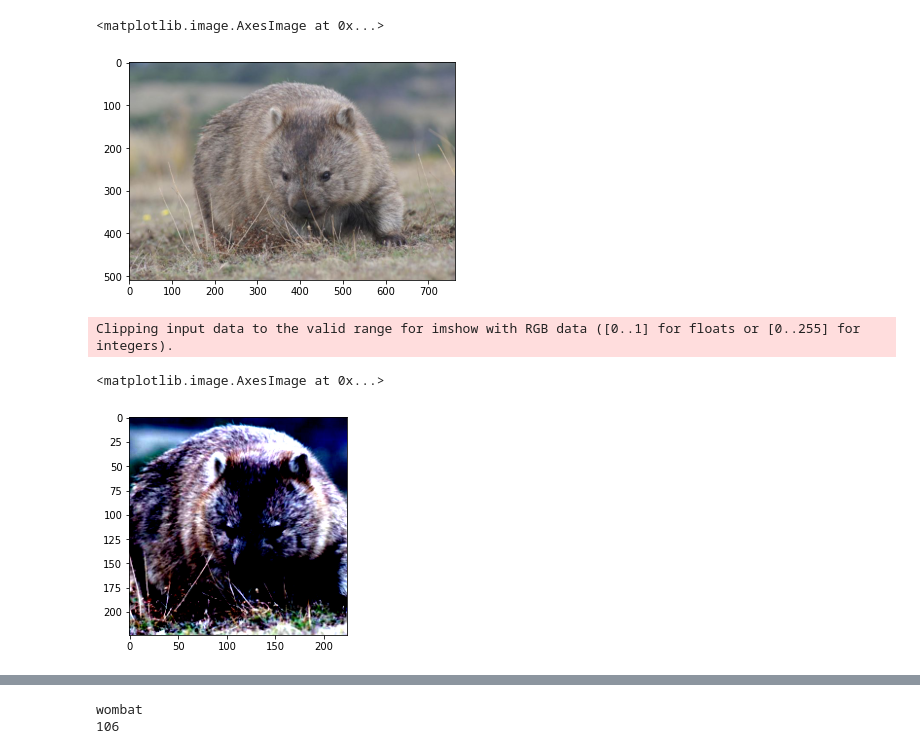
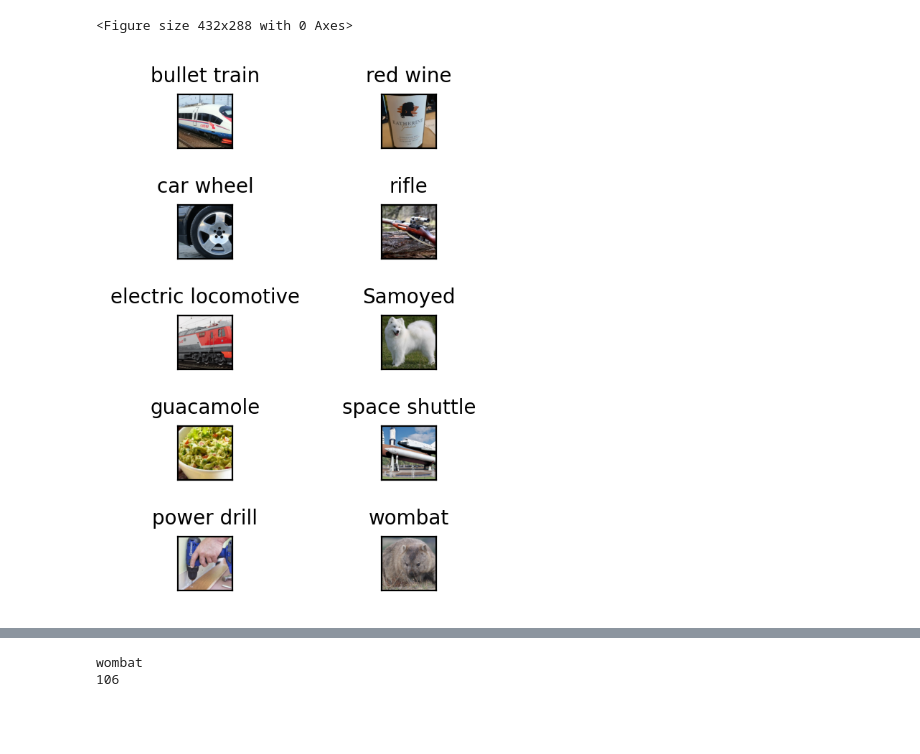
Before and after one commit to DanonOfficial/Adversarial_Attacks_project, a Jupyter notebook: AdvAttack.ipynb, the cells around one changed output, grey strips where cells are left out. Saved outputs shown, nothing was run; the diff lists cells and outputs as text; code cells hidden in the pictures; blank space fills up the shorter version.

```diff
--- a/AdvAttack.ipynb
+++ b/AdvAttack.ipynb
@@ -39,12 +37,0 @@ input_batch = input_tensor.unsqueeze(0)
-# %%
-import matplotlib.pyplot as plt
-plt.imshow(input_image)
-# %% [output]
-<matplotlib.image.AxesImage at 0x...>
-[figure, removed]
-# %%
-plt.imshow(input_batch[0].permute(1, 2, 0).detach().numpy())
-# %% [output]
-Clipping input data to the valid range for imshow with RGB data ([0..1] for floats or [0..255] for integers).
-<matplotlib.image.AxesImage at 0x...>
-[figure, removed]
@@ -54,0 +75,18 @@ with torch.no_grad():
+# %%
+plt.figure()
+f, axarr = plt.subplots(5,2, dpi=200)
+to_image = transforms.ToPILImage()
+for i in range(10):
+    y = i // 5
+    x = i % 5
+    input_image = Image.open("data/" + images[i][0])
+    input_image = transform_image(input_image)
+    axarr[x, y].imshow(inverse_transform(input_image[0]).permute(1, 2, 0).detach().numpy() )
+    axarr[x, y].axes.get_xaxis().set_visible(False)
+    axarr[x, y].axes.get_yaxis().set_visible(False)
+    index, label = get_most_probable_class(input_image, network, False)
+    axarr[x, y].set_title(label.split(",")[0], fontsize=10)
+    plt.tight_layout()
+# %% [output]
+<Figure size 432x288 with 0 Axes>
+[figure, added]
```
Also changed, not shown: parts of 12 cells of this notebook.
